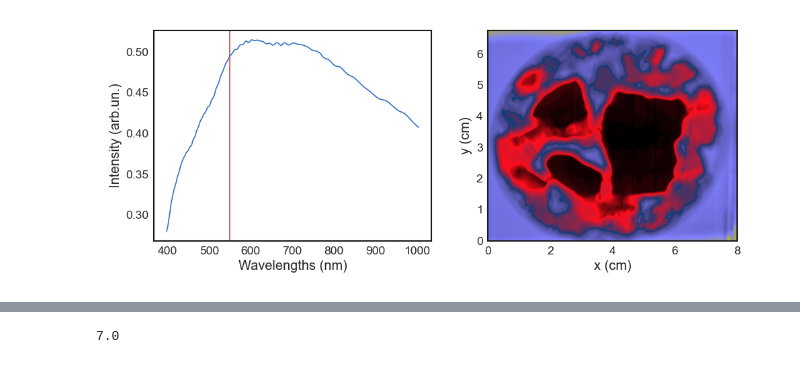
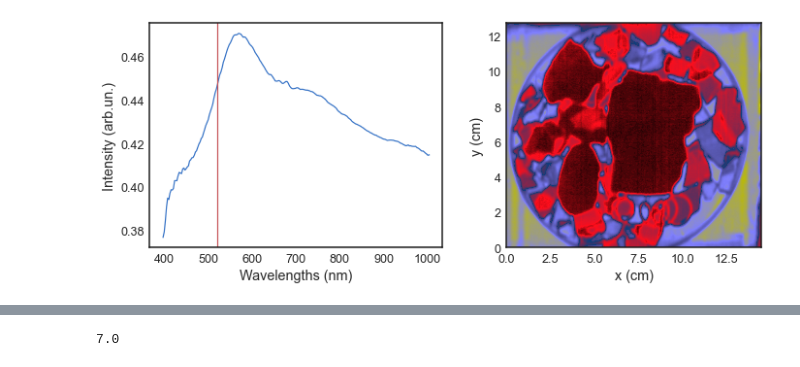
Before and after one commit to tomasjmlopes/Spectral_repo, a Jupyter notebook: Hyperspectral_glass/preliminary_transmitance.ipynb, the cells around one changed output, grey strips where cells are left out. Saved outputs shown, nothing was run; the diff lists cells and outputs as text; code cells hidden in the pictures.

```diff
--- a/Hyperspectral_glass/preliminary_transmitance.ipynb
+++ b/Hyperspectral_glass/preliminary_transmitance.ipynb
@@ -12,9 +12,9 @@ sample_image = io.imread(r'D:/Data/Data_HSI/CRAS/Sample_Images/s_antonio_image.j
 # %%
 fpath = r'D:/Data/Data_HSI/CRAS-Dia2/Transmitancia/'
 fname_ref = r'2 -  Santo Antonio/conversion_output/post_processing/santo_antonio_dark_current_compensation_radiometric_correction'
-# fnam_white = r'1- Reference White/conversion_output/post_processing/2024-02-28T11_36_19+0000_dark_current_compensation_radiometric_correction'
+fnam_white = r'1 - Referencia Branco/conversion_output/post_processing/ref_branco_dark_current_compensation_radiometric_correction'
 # %%
-data_ref = envi.open(fpath + fname_ref + '.hdr', fpath + fname_ref + '.img')
-# data_white = envi.open(fpath + fnam_white + '.hdr', fpath + fnam_white + '.img')
-data_nparr = np.array(data_ref.load())
-# data_white = np.array(data_white.load())[125:580, :, :].mean(axis = 0)
+ref = envi.open(fpath + fname_ref + '.hdr', fpath + fname_ref + '.img')
+white = envi.open(fpath + fnam_white + '.hdr', fpath + fnam_white + '.img')
+data_nparr = np.array(ref.load())[:, 360:630, :]
+data_white = np.array(white.load())[250:900, 360:630, :].mean(axis = (0))
@@ -34,31 +21,31 @@ ax.grid(False)
 # %%
 corrected_nparr = data_nparr/data_white
-bands = np.array(data_ref.bands.centers)
+bands = np.array(ref.bands.centers)
 # %%
 specim_fps = 1/(15e-3)
 stage_speed = 10e-3
 # %%
-data_reg = corrected_nparr[220:670, 245:515]
+data_reg = corrected_nparr[150:1000]
 y_size = data_reg.shape[0]/specim_fps*stage_speed * 1e2 #cm
-x_size = 0.08 * 1e2 #cm
+x_size = 0.145 * 1e2 #cm
 # %%
 fig, ax = subplots(1, 2, figsize = (10, 4))
 
-wl = 550 #450
+wl = 520 #450
 
 axs = ax[0]
 axs.plot(bands, data_reg.mean(axis = (0, 1)))
 axs.axvline(wl, color = 'r')
 axs.set_xlabel('Wavelengths (nm)')
 axs.set_ylabel('Intensity (arb.un.)')
 axs.grid(False)
 
 axs = ax[1]
 axs.imshow(data_reg[:, :, find_index(wl, bands)][::, ::-1], cmap = 'gist_stern', extent = (0, x_size, 0, y_size))
 axs.grid(False)
 axs.set_xlabel('x (cm)')
 axs.set_ylabel('y (cm)')
 
 fig.tight_layout()
 # %% [output]
-[figure, old version]
+[figure, new version]
```
Also changed, not shown: parts of 6 cells of this notebook, 4 other files.
